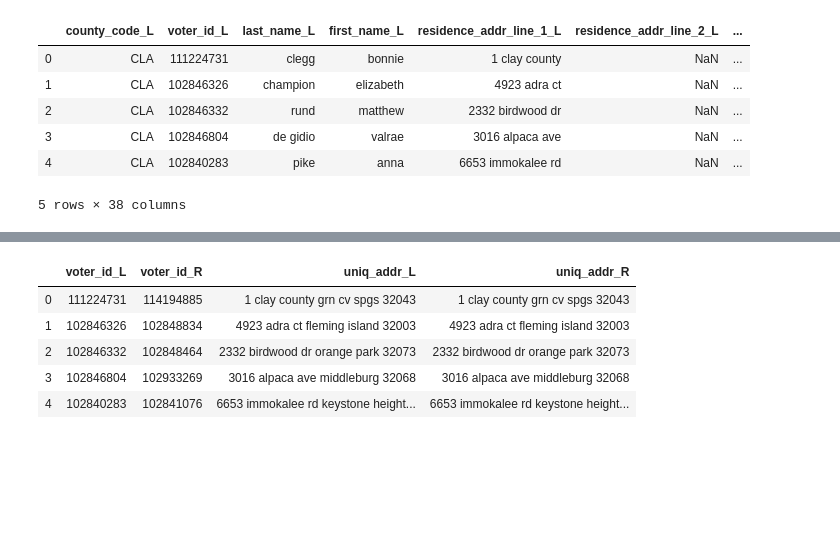
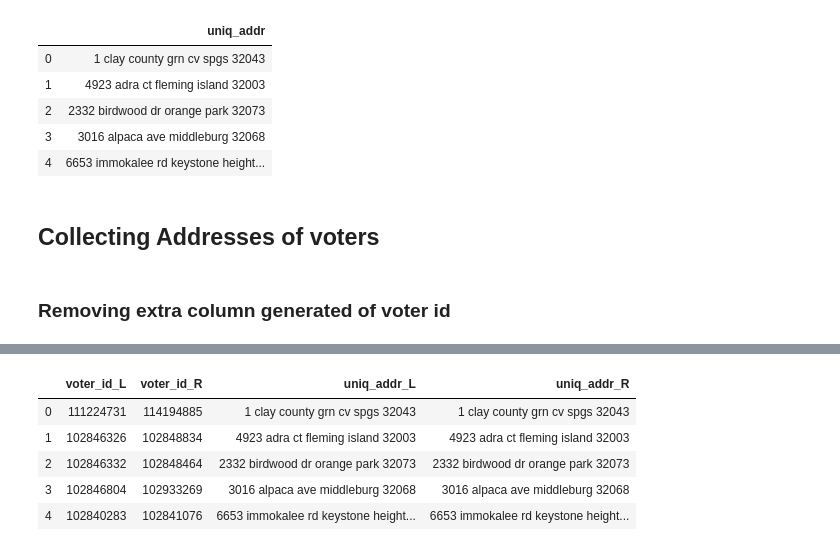
Before and after one commit to ParasAvkirkar/PoliticalPolarizationAndMarriage, a Jupyter notebook: florida_couples_separated.ipynb, the cells around one changed output, grey strips where cells are left out. Cells and saved outputs as stored; diff of their text form; code cells hidden in the pictures; blank space fills up the shorter version.

```diff
--- a/florida_couples_separated.ipynb
+++ b/florida_couples_separated.ipynb
@@ -126,19 +91,22 @@ array(['ALA', 'BAK', 'BAY', 'BRA', 'BRE', 'BRO', 'CAL', 'CHA', 'CIT',
 # %%
 couples_df = pd.read_csv(COUPLES_PATH.format(couples_date) , sep='\t')
 # %%
-couples_df.head()
+couples_df[["uniq_addr"]].head()
 # %% [output]
-|  | county_code_L | voter_id_L | last_name_L | first_name_L | residence_addr_line_1_L | residence_addr_line_2_L | ... |
-| 0 | CLA | 111224731 | clegg | bonnie | 1 clay county | NaN | ... |
-| 1 | CLA | 102846326 | champion | elizabeth | 4923 adra ct | NaN | ... |
-| 2 | CLA | 102846332 | rund | matthew | 2332 birdwood dr | NaN | ... |
-| 3 | CLA | 102846804 | de gidio | valrae | 3016 alpaca ave | NaN | ... |
-| 4 | CLA | 102840283 | pike | anna | 6653 immokalee rd | NaN | ... |
+|  | uniq_addr |
+| 0 | 1 clay county grn cv spgs 32043 |
+| 1 | 4923 adra ct fleming island 32003 |
+| 2 | 2332 birdwood dr orange park 32073 |
+| 3 | 3016 alpaca ave middleburg 32068 |
+| 4 | 6653 immokalee rd keystone height... |
-5 rows × 38 columns
+# %% [markdown]
+## Collecting Addresses of voters
 # %%
 addr_df=global_df[['uniq_addr','voter_id']]
 # %%
 couples_df_found = pd.merge(couples_df, addr_df, left_on=["voter_id_L"], right_on=["voter_id"], suffixes=["","_L"])
+# %% [markdown]
+### Removing extra column generated of voter id
 # %%
 del couples_df_found['voter_id']
 # %%
```
Also changed, not shown: parts of 129 cells of this notebook, 2 other files.
